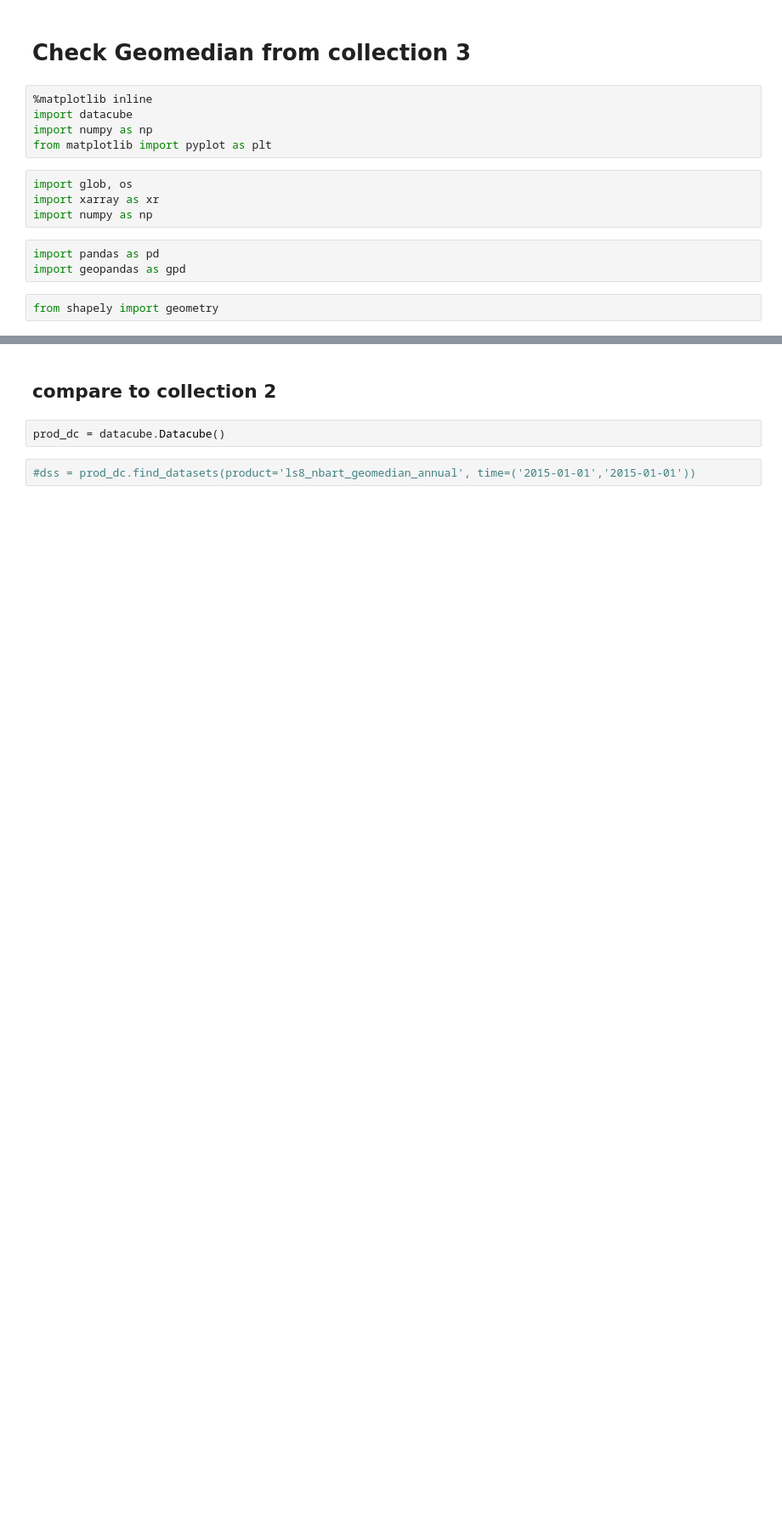
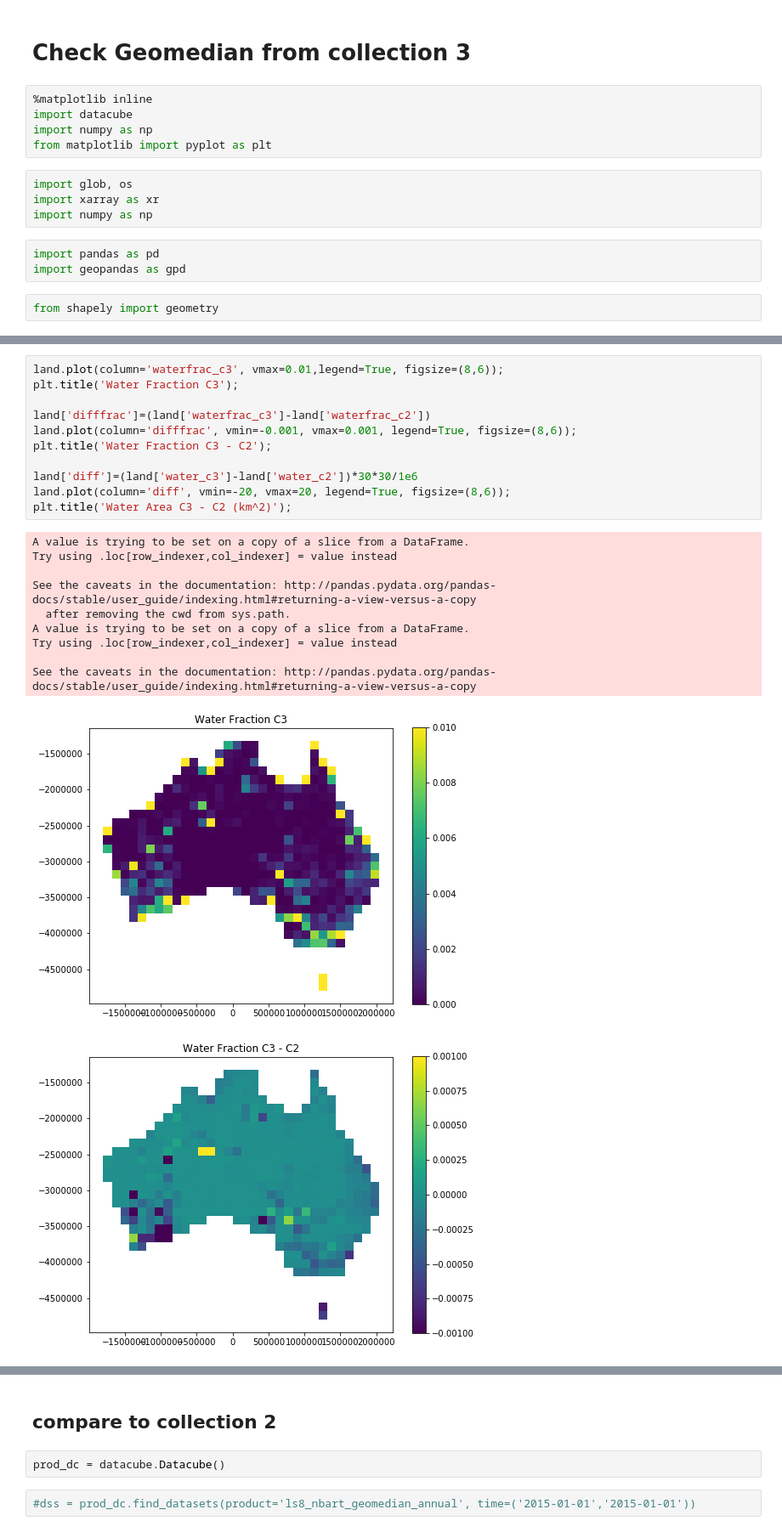
Before and after one commit to fangfy/dea-projects, a Jupyter notebook: collection_upgrade_gm/Geomedian collection 3.ipynb, the cells around one changed output, grey strips where cells are left out. Shown at 85% size. Cells and saved outputs as stored; diff of their text form; blank space fills up the shorter version.

```diff
--- a/collection_upgrade_gm/Geomedian collection 3.ipynb
+++ b/collection_upgrade_gm/Geomedian collection 3.ipynb
@@ -32,0 +77,23 @@ diff_shapes['geometry'] = shapes
+# %%
+land.plot(column='waterfrac_c3', vmax=0.01,legend=True, figsize=(8,6));
+plt.title('Water Fraction C3');
+
+land['difffrac']=(land['waterfrac_c3']-land['waterfrac_c2'])
+land.plot(column='difffrac', vmin=-0.001, vmax=0.001, legend=True, figsize=(8,6));
+plt.title('Water Fraction C3 - C2');
+
+land['diff']=(land['water_c3']-land['water_c2'])*30*30/1e6
+land.plot(column='diff', vmin=-20, vmax=20, legend=True, figsize=(8,6));
+plt.title('Water Area C3 - C2 (km^2)');
+# %% [output]
+A value is trying to be set on a copy of a slice from a DataFrame.
+Try using .loc[row_indexer,col_indexer] = value instead
+
+See the caveats in the documentation: http://pandas.pydata.org/pandas-docs/stable/user_guide/indexing.html#returning-a-view-versus-a-copy
+  after removing the cwd from sys.path.
+A value is trying to be set on a copy of a slice from a DataFrame.
+Try using .loc[row_indexer,col_indexer] = value instead
+
+See the caveats in the documentation: http://pandas.pydata.org/pandas-docs/stable/user_guide/indexing.html#returning-a-view-versus-a-copy
+[figure, added]
+[figure, added]
```
Also changed, not shown: parts of 27 cells of this notebook.
